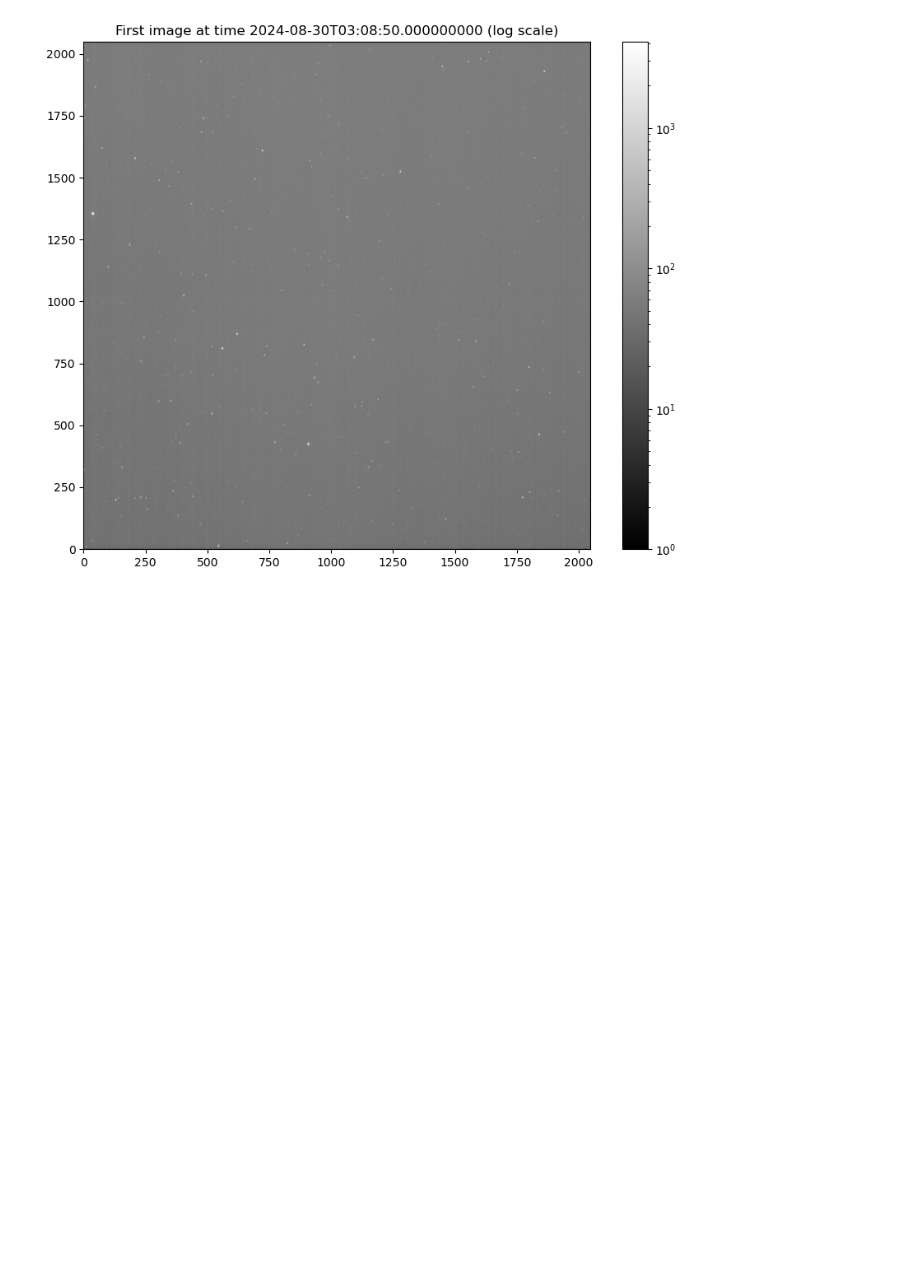
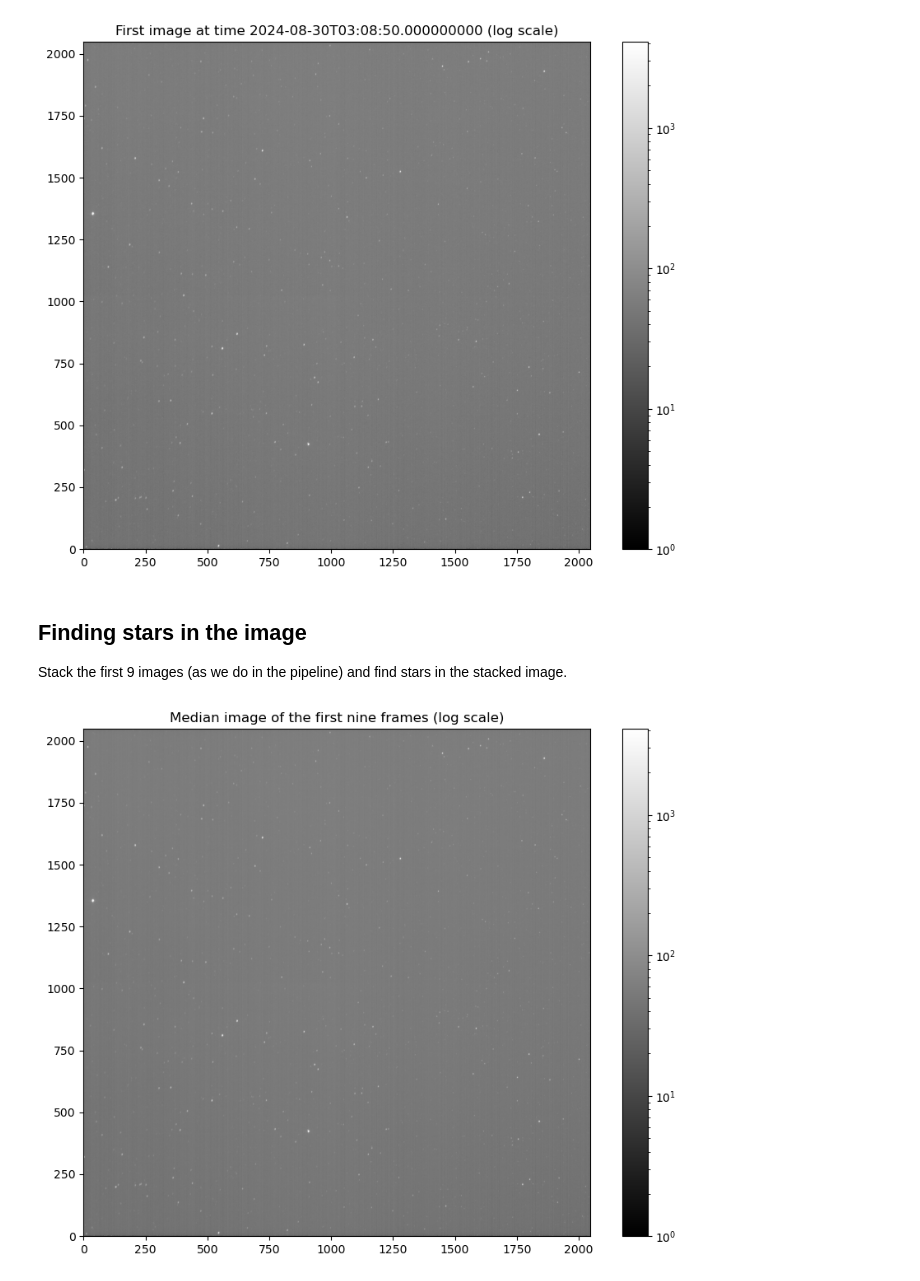
Before and after one commit to ColibriKBO/ColibriPipeline, a Jupyter notebook: notebooks/reduce_sensitivity_data.ipynb, the cells around one changed output. Cells and saved outputs as stored; diff of their text form; code cells hidden in the pictures; blank space fills up the shorter version.

```diff
--- a/notebooks/reduce_sensitivity_data.ipynb
+++ b/notebooks/reduce_sensitivity_data.ipynb
@@ -97,3 +98,18 @@ plt.colorbar()
 plt.show()
 # %% [output]
 [figure]
+# %% [markdown]
+## Finding stars in the image
+Stack the first 9 images (as we do in the pipeline) and find stars in the stacked image.
+# %%
+# Median stack the first nine images
+median_image = np.median(img_array[:9], axis=0)
+
+# Plot the median image with log scaling and larger figure size
+plt.figure(figsize=(10, 8))
+plt.imshow(median_image, cmap='gray', norm=LogNorm(), origin='lower')
+plt.title("Median image of the first nine frames (log scale)")
+plt.colorbar()
+plt.show()
+# %% [output]
+[figure, added]
```
Also changed, not shown: parts of 5 cells of this notebook, 1 other file.
